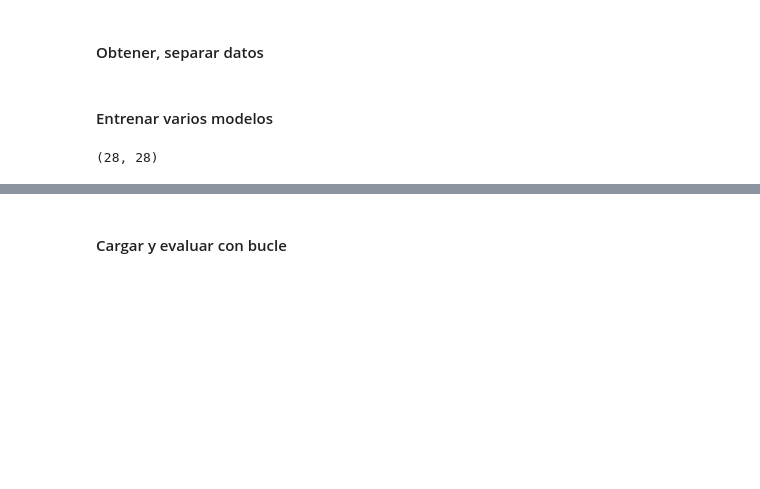
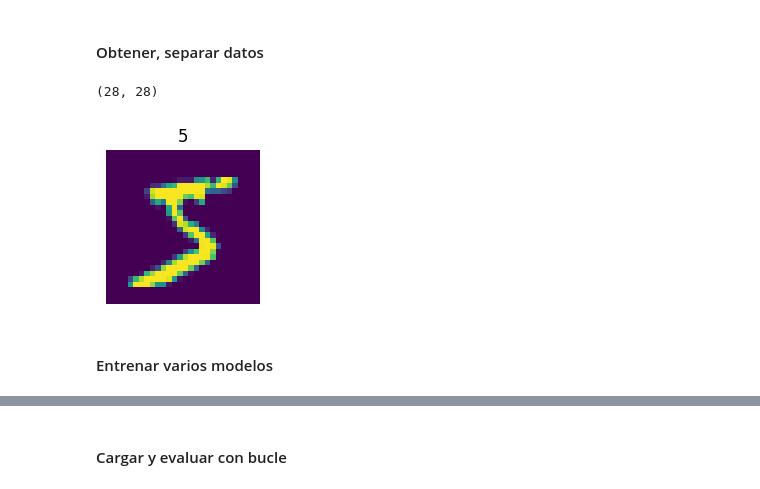
Before and after one commit to Elena2332/iabd, a Jupyter notebook: ia/sapa/deep_learning/4_3Ejercicios.ipynb, the cells around one changed output, grey strips where cells are left out. Saved outputs shown, nothing was run; the diff lists cells and outputs as text; code cells hidden in the pictures; blank space fills up the shorter version.

```diff
--- a/ia/sapa/deep_learning/4_3Ejercicios.ipynb
+++ b/ia/sapa/deep_learning/4_3Ejercicios.ipynb
@@ -54,12 +45,20 @@ mnist = tf.keras.datasets.mnist.load_data()
 #Dividimos los datos completos de entrenamiento en datos de entrenamiento y validación
 X_train, y_train = X_train_full[:-5000], y_train_full[:-5000]
 X_valid, y_valid = X_train_full[-5000:], y_train_full[-5000:]
+# %%
+X_train.shape[1:]
+# %% [output]
+(28, 28)
+# %%
+plt.figure(figsize=(2, 2))
+plt.imshow(X_train[0])
+plt.axis('off')   # quita los ejes
+plt.title(y_train[0])
+plt.show()
+# %% [output]
+[figure, added]
 # %% [markdown]
 #### Entrenar varios modelos
-# %%
-X_train.shape[1:]
-# %% [output]
-(28, 28)
 # %%
 # 1 entrada, 2 ocultas y 1 salida de 10 neuronas(1 por clase)
 model = tf.keras.Sequential([
```
Also changed, not shown: parts of 8 cells of this notebook, 11 other files.
